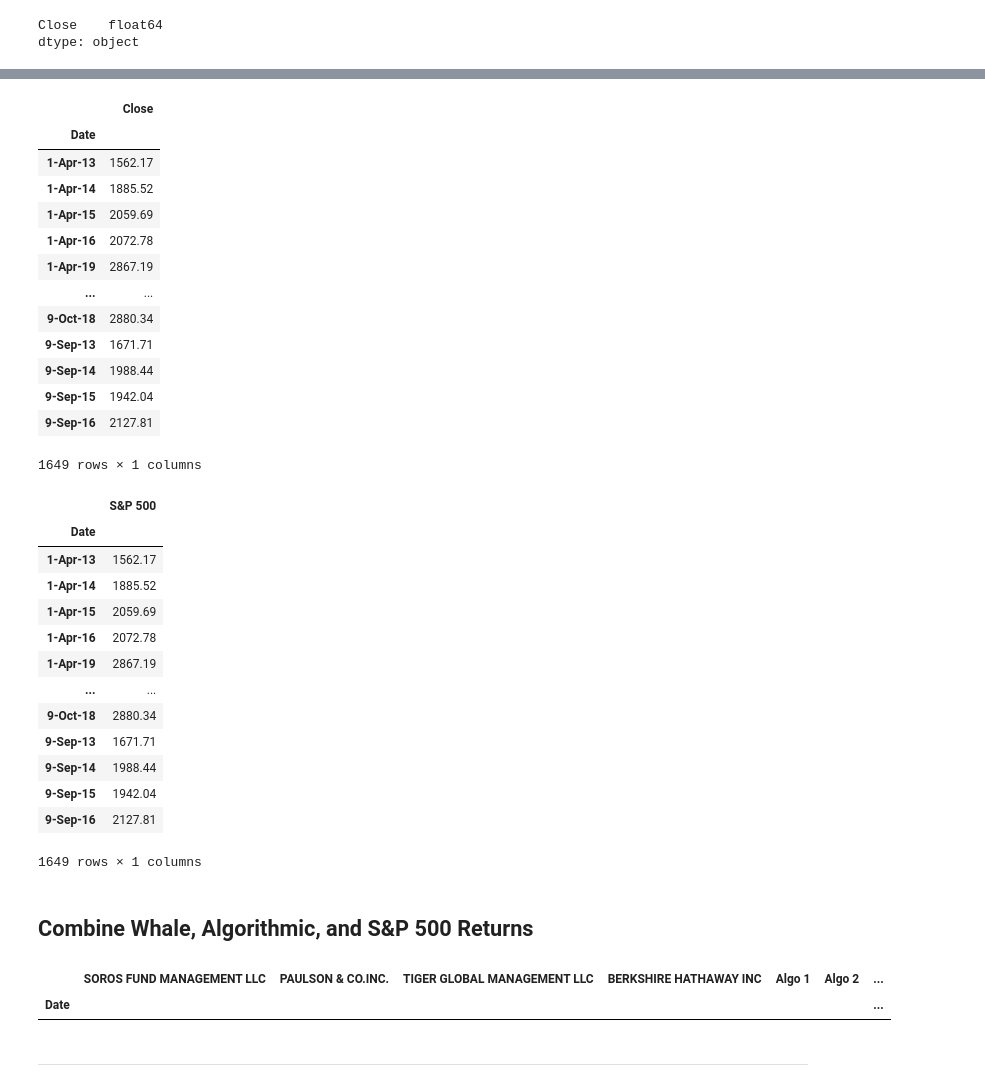
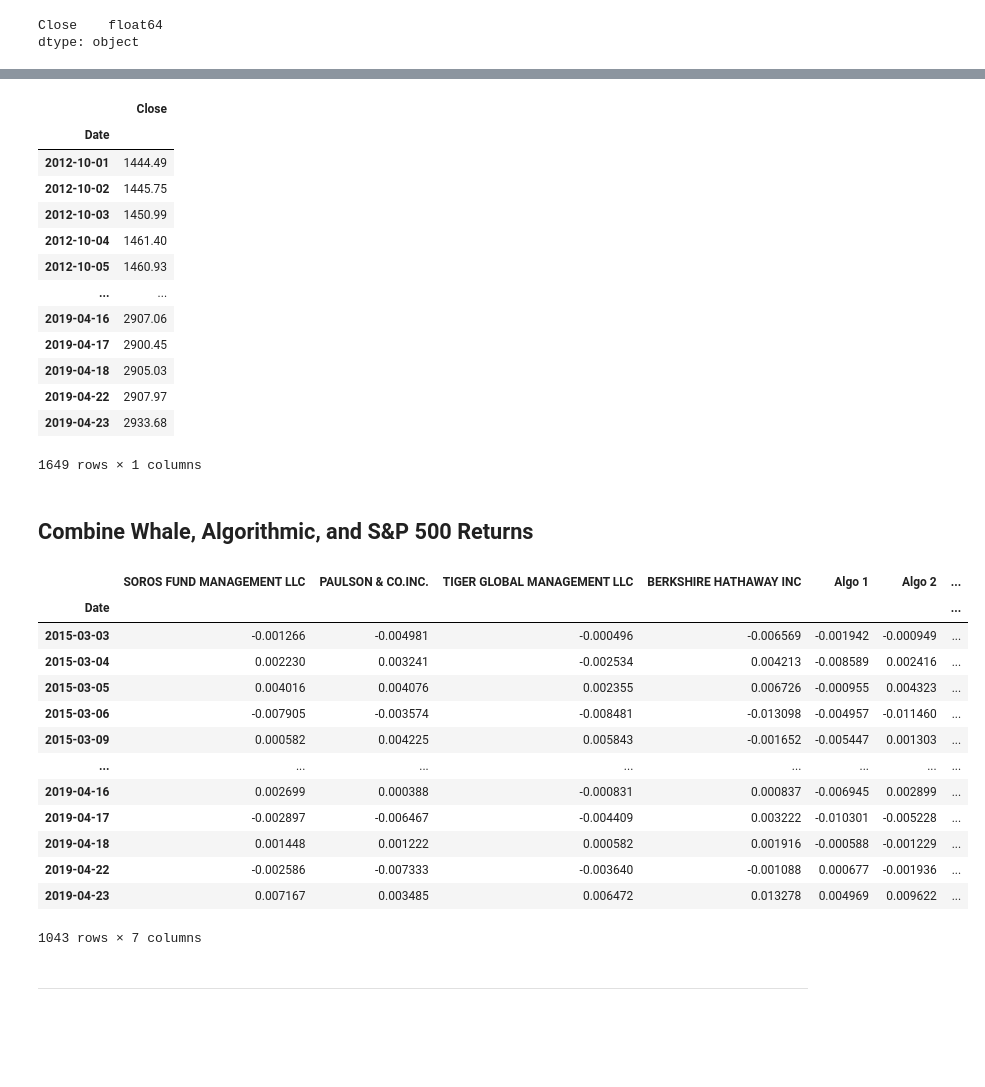
Before and after one commit to AnvithaChaluvadi/Module4Challenge, a Jupyter notebook: whale_analysis.ipynb, the cells around one changed output, grey strips where cells are left out. Cells and saved outputs as stored; diff of their text form; code cells hidden in the pictures; blank space fills up the shorter version.

```diff
--- a/whale_analysis.ipynb
+++ b/whale_analysis.ipynb
@@ -31,7 +31,7 @@ Read the Whale Portfolio daily returns and clean the data
 # Using the Pathlib libary to set the path to the CSV
 whale_return_csv = Path("../Whale-Analysis_Module4Challenge/Resources/whale_returns.csv")
 # Using the file path to read the CSV into a DataFrame
-whale_return_df = pd.read_csv(whale_return_csv, index_col='Date', infer_datetime_format=True)
+whale_return_df = pd.read_csv(whale_return_csv, index_col='Date', infer_datetime_format=True, parse_dates=True)
 whale_return_df.sort_index(ascending=True,inplace=True)
 whale_return_df.head()
 # %% [output]
@@ -80,7 +80,7 @@ Read the algorithmic daily returns and clean the data
 # Using the Pathlib libary to set the path to the CSV
 algo_return_csv = Path("../Whale-Analysis_Module4Challenge/Resources/algo_returns.csv")
 # Using the file path to read the CSV into a DataFrame
-algo_return_df = pd.read_csv(algo_return_csv, index_col='Date', infer_datetime_format=True)
+algo_return_df = pd.read_csv(algo_return_csv, index_col='Date', infer_datetime_format=True, parse_dates=True)
 algo_return_df.sort_index(ascending=True,inplace=True)
 algo_return_df.head()
 # %% [output]
@@ -127,7 +127,7 @@ Read the S&P 500 historic closing prices and create a new daily returns DataFram
 # Using the Pathlib libary to set the path to the CSV
 sp500_histroy_csv = Path("../Whale-Analysis_Module4Challenge/Resources/sp500_history.csv")
 # Using the file path to read the CSV into a DataFrame
-sp500_histroy_df = pd.read_csv(sp500_histroy_csv, index_col='Date',infer_datetime_format=True)
+sp500_histroy_df = pd.read_csv(sp500_histroy_csv, index_col='Date',infer_datetime_format=True, parse_dates=True)
 sp500_histroy_df.sort_index(ascending=True,inplace=True)
 sp500_histroy_df.head()
 # %% [output]
@@ -178,46 +178,42 @@ sp500_histroy_df
 # %% [output]
 |  | Close |
 | Date |  |
-| 1-Apr-13 | 1562.17 |
-| 1-Apr-14 | 1885.52 |
-| 1-Apr-15 | 2059.69 |
-| 1-Apr-16 | 2072.78 |
-| 1-Apr-19 | 2867.19 |
+| 2012-10-01 | 1444.49 |
+| 2012-10-02 | 1445.75 |
+| 2012-10-03 | 1450.99 |
+| 2012-10-04 | 1461.40 |
+| 2012-10-05 | 1460.93 |
 | ... | ... |
-| 9-Oct-18 | 2880.34 |
-| 9-Sep-13 | 1671.71 |
-| 9-Sep-14 | 1988.44 |
-| 9-Sep-15 | 1942.04 |
-| 9-Sep-16 | 2127.81 |
+| 2019-04-16 | 2907.06 |
+| 2019-04-17 | 2900.45 |
+| 2019-04-18 | 2905.03 |
+| 2019-04-22 | 2907.97 |
+| 2019-04-23 | 2933.68 |
 1649 rows × 1 columns
 # %%
 # Rename `Close` Column to be specific to this portfolio.
-sp500_histroy_df.rename(columns={'Close': 'S&P 500'})
+sp500_histroy_df.rename(columns={'Close': 'S&P 500'}, inplace=True)
-# %% [output]
-|  | S&P 500 |
-| Date |  |
-| 1-Apr-13 | 1562.17 |
-| 1-Apr-14 | 1885.52 |
-| 1-Apr-15 | 2059.69 |
-| 1-Apr-16 | 2072.78 |
-| 1-Apr-19 | 2867.19 |
-| ... | ... |
-| 9-Oct-18 | 2880.34 |
-| 9-Sep-13 | 1671.71 |
-| 9-Sep-14 | 1988.44 |
-| 9-Sep-15 | 1942.04 |
-| 9-Sep-16 | 2127.81 |
-1649 rows × 1 columns
 # %% [markdown]
 ## Combine Whale, Algorithmic, and S&P 500 Returns
 # %%
 # Join Whale Returns, Algorithmic Returns, and the S&P 500 Returns into a single DataFrame with columns for each portfolio's returns.
 combined_df = pd.concat([whale_return_df,algo_return_df,sp500_histroy_df],axis='columns',join='inner')
-combined_df.dropna(inplace=True)
 combined_df
 # %% [output]
 |  | SOROS FUND MANAGEMENT LLC | PAULSON & CO.INC. | TIGER GLOBAL MANAGEMENT LLC | BERKSHIRE HATHAWAY INC | Algo 1 | Algo 2 | ... |
 | Date |  |  |  |  |  |  | ... |
+| 2015-03-03 | -0.001266 | -0.004981 | -0.000496 | -0.006569 | -0.001942 | -0.000949 | ... |
+| 2015-03-04 | 0.002230 | 0.003241 | -0.002534 | 0.004213 | -0.008589 | 0.002416 | ... |
+| 2015-03-05 | 0.004016 | 0.004076 | 0.002355 | 0.006726 | -0.000955 | 0.004323 | ... |
+| 2015-03-06 | -0.007905 | -0.003574 | -0.008481 | -0.013098 | -0.004957 | -0.011460 | ... |
+| 2015-03-09 | 0.000582 | 0.004225 | 0.005843 | -0.001652 | -0.005447 | 0.001303 | ... |
+| ... | ... | ... | ... | ... | ... | ... | ... |
+| 2019-04-16 | 0.002699 | 0.000388 | -0.000831 | 0.000837 | -0.006945 | 0.002899 | ... |
+| 2019-04-17 | -0.002897 | -0.006467 | -0.004409 | 0.003222 | -0.010301 | -0.005228 | ... |
+| 2019-04-18 | 0.001448 | 0.001222 | 0.000582 | 0.001916 | -0.000588 | -0.001229 | ... |
+| 2019-04-22 | -0.002586 | -0.007333 | -0.003640 | -0.001088 | 0.000677 | -0.001936 | ... |
+| 2019-04-23 | 0.007167 | 0.003485 | 0.006472 | 0.013278 | 0.004969 | 0.009622 | ... |
+1043 rows × 7 columns
 # %% [markdown]
 ---
 # %% [markdown]
```
Also changed, not shown: parts of 6 cells of this notebook.
